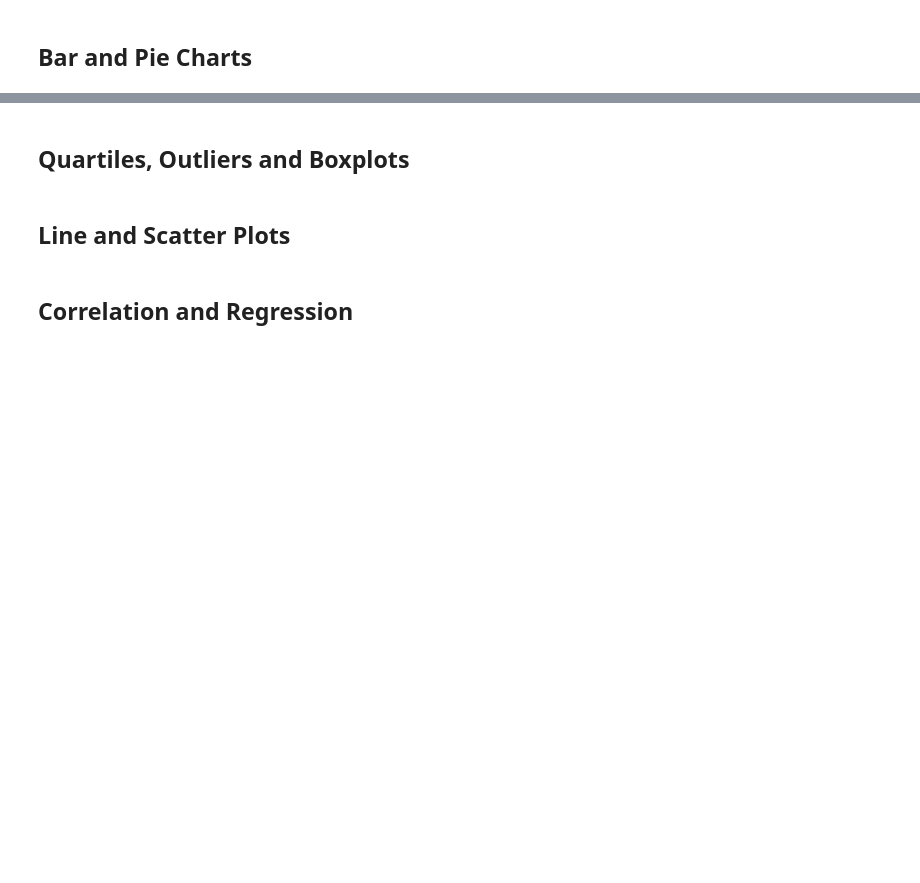
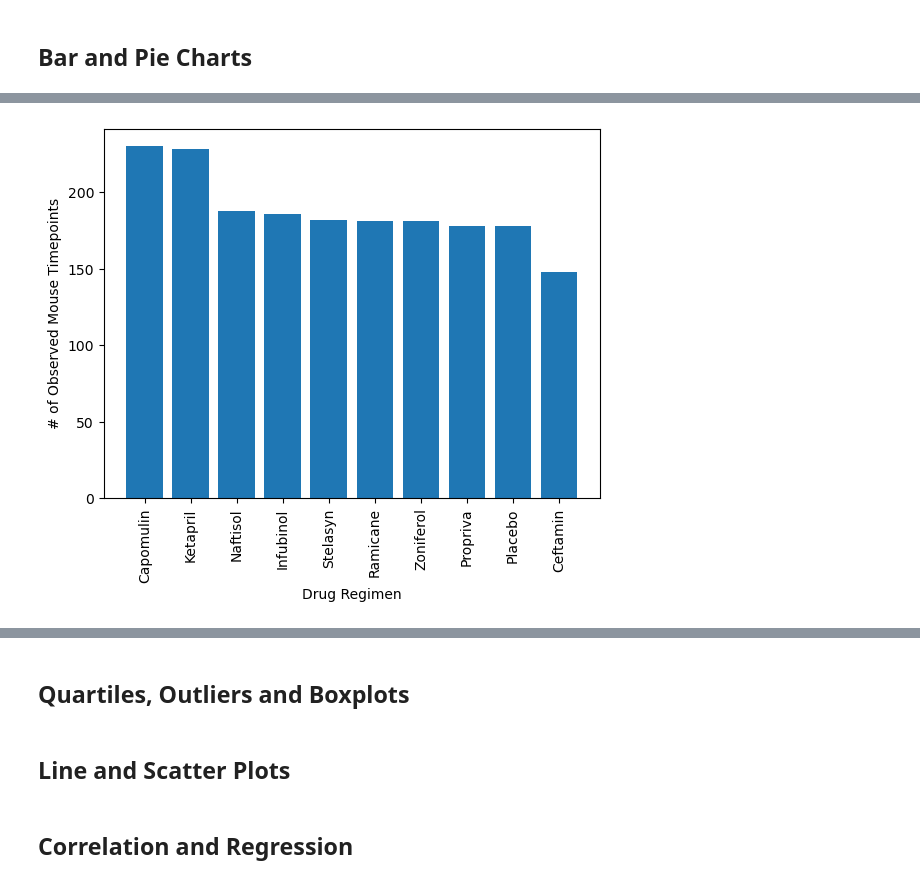
Before and after one commit to singhashishpal/Matplotlib-challenge, a Jupyter notebook: Pymaceuticals/pymaceuticals_starter.ipynb, the cells around one changed output, grey strips where cells are left out. Cells and saved outputs as stored; diff of their text form; code cells hidden in the pictures; blank space fills up the shorter version.

```diff
--- a/Pymaceuticals/pymaceuticals_starter.ipynb
+++ b/Pymaceuticals/pymaceuticals_starter.ipynb
@@ -138,2 +169,14 @@ drug_regimen
+# %%
+# Generate a bar plot showing the total number of rows (Mouse ID/Timepoints) for each drug regimen using pyplot.
+drug_regimen_name = unique_mice['Drug Regimen'].unique()                        # Storing the unique name values into an variable
+
+#  Plotting the bar chart using Pyplot (matplotlib).
+plt.bar(drug_regimen_name, timepoints_sorted, align="center")
+plt.xlabel("Drug Regimen")
+plt.ylabel("# of Observed Mouse Timepoints", fontsize = 10)
+plt.xticks(rotation=90)                                                         # This will rotate the xlabel to 90 degrees
+plt.show()
+# %% [output]
+[figure, added]
 # %%
 # Generate a pie chart, using Pandas, showing the distribution of unique female versus male mice used in the study
```
Also changed, not shown: parts of 7 cells of this notebook.
